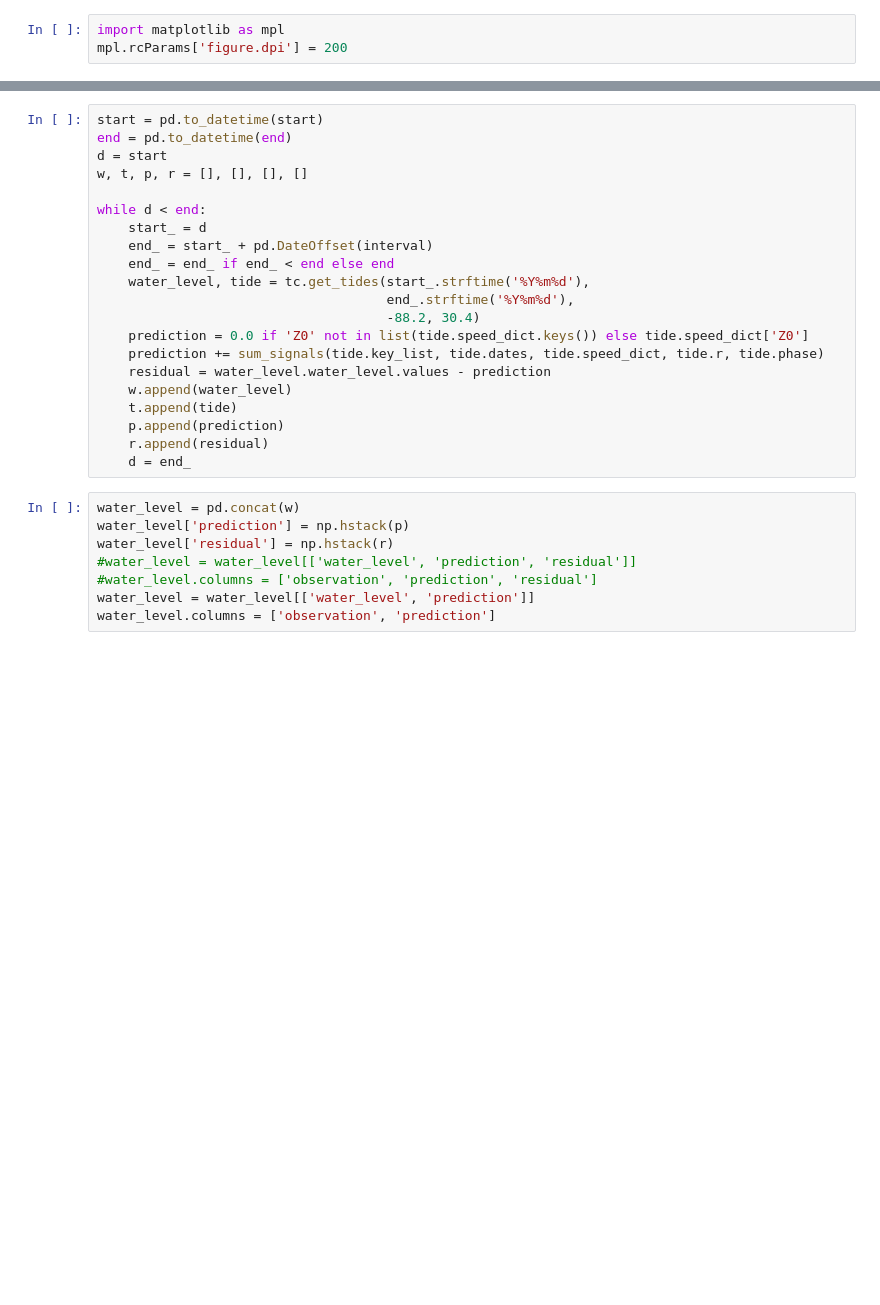
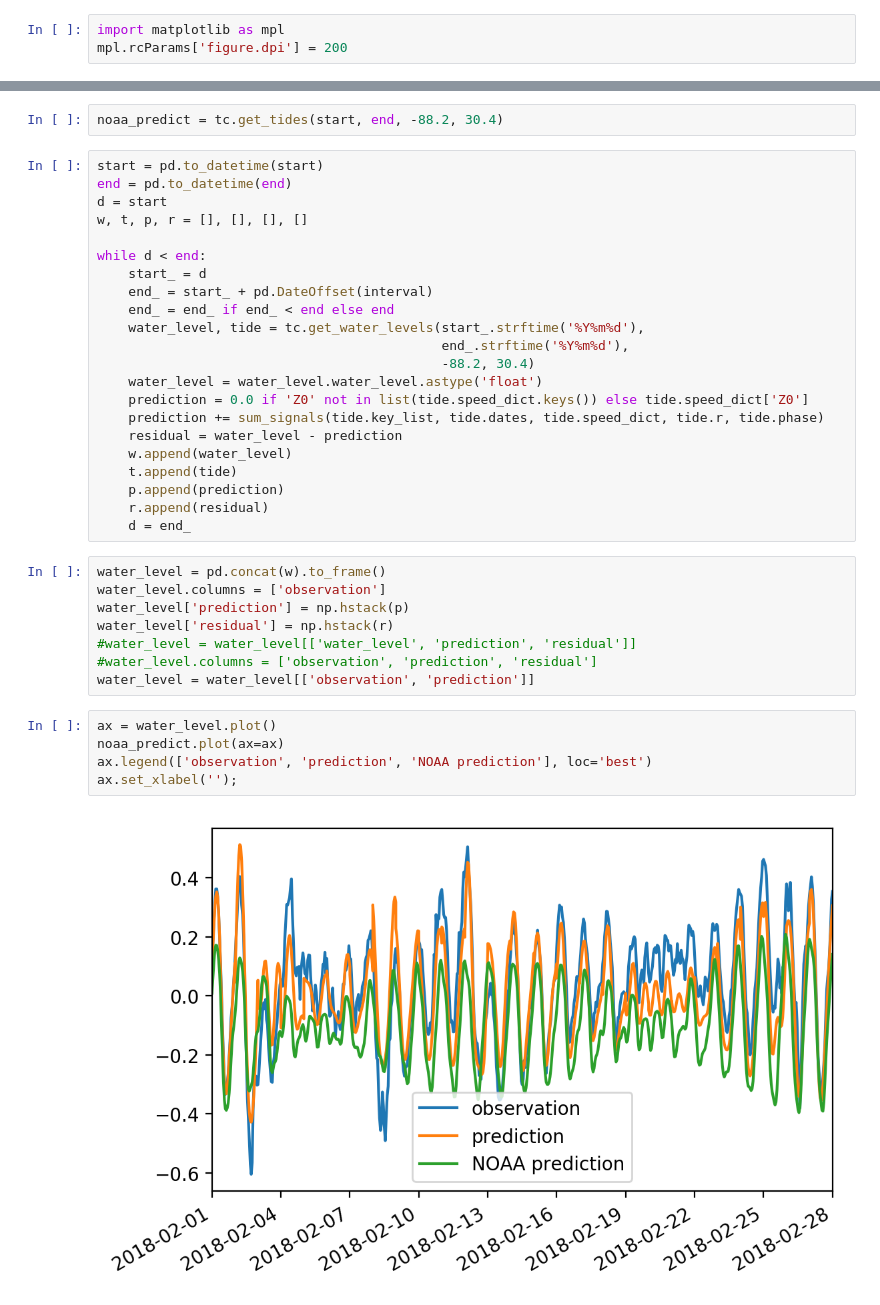
Before and after one commit to cheginit/SI_2019_Coastal, a Jupyter notebook: src/tide_constituents/water_level_prediction.ipynb, the cells around one changed output, grey strips where cells are left out. Saved outputs shown, nothing was run; the diff lists cells and outputs as text; blank space fills up the shorter version.

```diff
--- a/src/tide_constituents/water_level_prediction.ipynb
+++ b/src/tide_constituents/water_level_prediction.ipynb
@@ -32,3 +18,5 @@ interval = 5
+# %%
+noaa_predict = tc.get_tides(start, end, -88.2, 30.4)
 # %%
 start = pd.to_datetime(start)
 end = pd.to_datetime(end)
@@ -39,22 +27,30 @@ while d < end:
     start_ = d
     end_ = start_ + pd.DateOffset(interval)
     end_ = end_ if end_ < end else end
-    water_level, tide = tc.get_tides(start_.strftime('%Y%m%d'),
-                                     end_.strftime('%Y%m%d'),
-                                     -88.2, 30.4)
+    water_level, tide = tc.get_water_levels(start_.strftime('%Y%m%d'),
+                                            end_.strftime('%Y%m%d'),
+                                            -88.2, 30.4)
+    water_level = water_level.water_level.astype('float')
     prediction = 0.0 if 'Z0' not in list(tide.speed_dict.keys()) else tide.speed_dict['Z0']
     prediction += sum_signals(tide.key_list, tide.dates, tide.speed_dict, tide.r, tide.phase)
-    residual = water_level.water_level.values - prediction
+    residual = water_level - prediction
     w.append(water_level)
     t.append(tide)
     p.append(prediction)
     r.append(residual)
     d = end_
 # %%
-water_level = pd.concat(w)
+water_level = pd.concat(w).to_frame()
+water_level.columns = ['observation']
 water_level['prediction'] = np.hstack(p)
 water_level['residual'] = np.hstack(r)
 #water_level = water_level[['water_level', 'prediction', 'residual']]
 #water_level.columns = ['observation', 'prediction', 'residual']
-water_level = water_level[['water_level', 'prediction']]
-water_level.columns = ['observation', 'prediction']
+water_level = water_level[['observation', 'prediction']]
+# %%
+ax = water_level.plot()
+noaa_predict.plot(ax=ax)
+ax.legend(['observation', 'prediction', 'NOAA prediction'], loc='best')
+ax.set_xlabel('');
+# %% [output]
+[figure, added]
```
Also changed, not shown: parts of 10 cells of this notebook, 13 other files.
